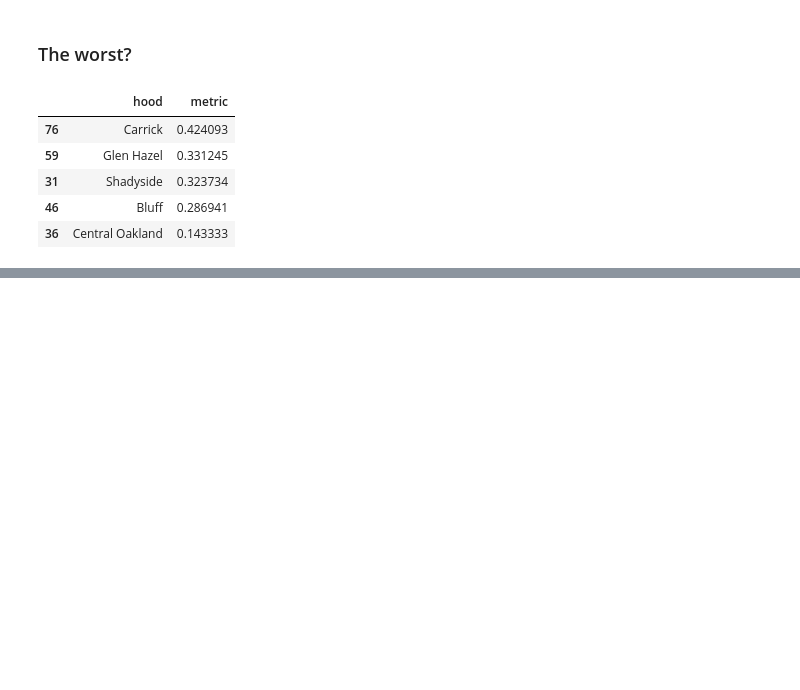
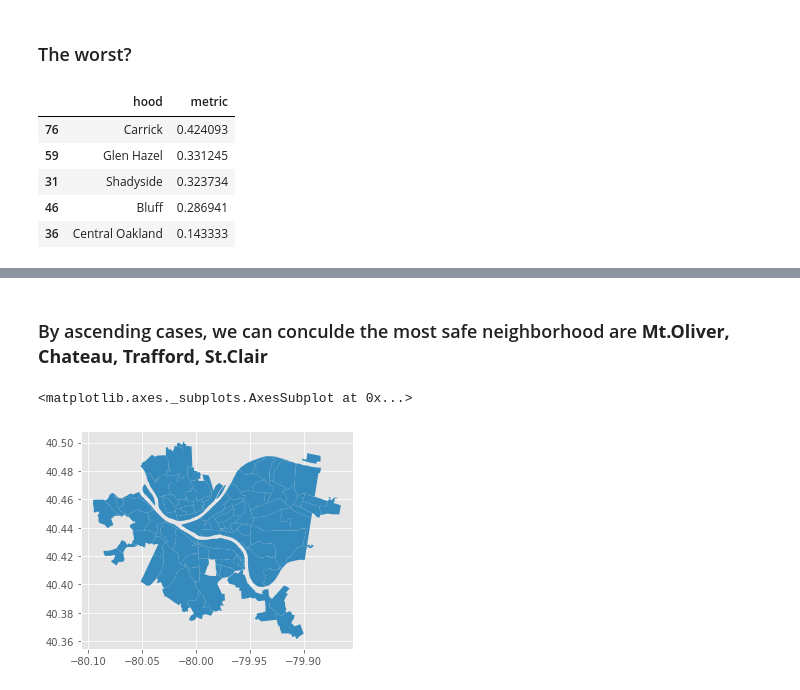
Before and after one commit to JaredBen28/PittBestNeighborhood, a Jupyter notebook: PresentationNotebook.ipynb, the cells around one changed output, grey strips where cells are left out. Drawn from its saved outputs; the diff is of its cells as text; code cells hidden in the pictures; blank space fills up the shorter version.

```diff
--- a/PresentationNotebook.ipynb
+++ b/PresentationNotebook.ipynb
@@ -142,0 +261,9 @@ neighborhood[['hood', 'metric']].tail(5)
+# %% [markdown]
+### By ascending cases, we can conculde the most safe neighborhood are **Mt.Oliver, Chateau, Trafford, St.Clair**
+# %%
+neighborhoods= gpd.read_file("Neighborhoods/Neighborhoods_.shp")
+# %%
+neighborhoods.plot()
+# %% [output]
+<matplotlib.axes._subplots.AxesSubplot at 0x...>
+[figure, added]
```
Also changed, not shown: parts of 26 cells of this notebook, 6 other files.
